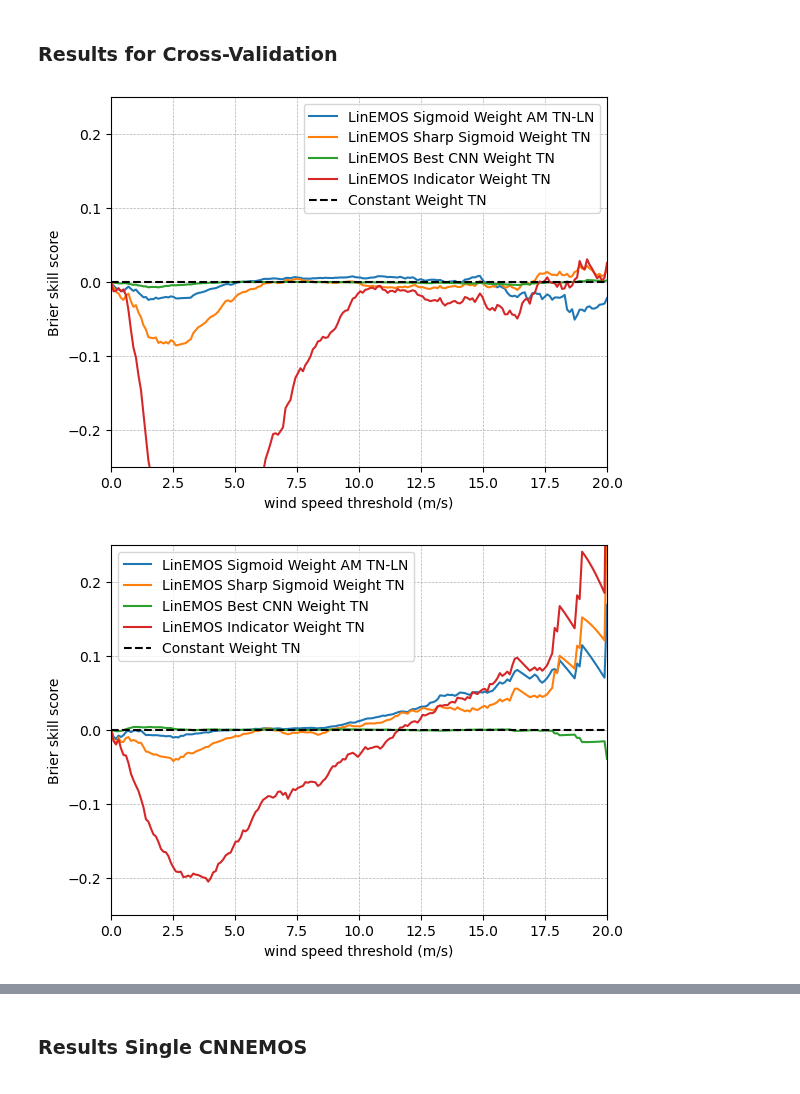
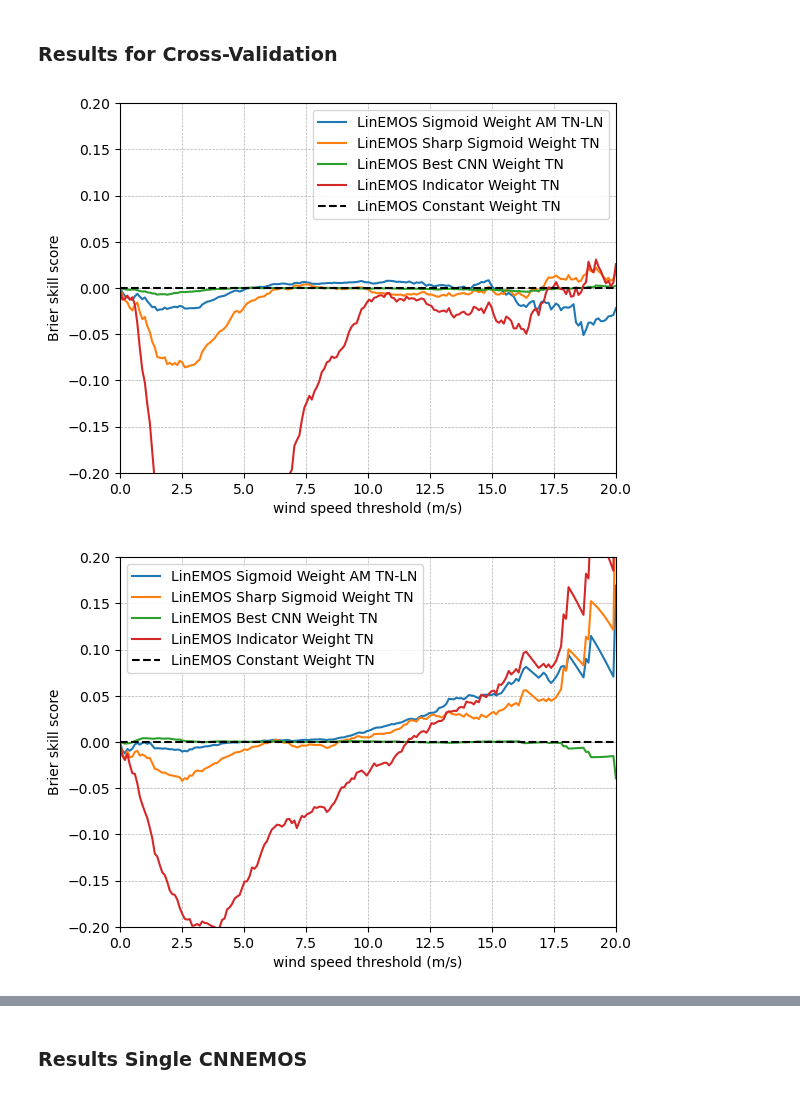
Before and after one commit to SimonHakvoort/thesiscode, a Jupyter notebook: src/visualization/experiments_figures.ipynb, the cells around one changed output, grey strips where cells are left out. Cells and saved outputs as stored; diff of their text form; code cells hidden in the pictures.

```diff
--- a/src/visualization/experiments_figures.ipynb
+++ b/src/visualization/experiments_figures.ipynb
@@ -782,15 +769,15 @@ make_reliability_and_sharpness(all_indicator_weight_models, test_data0, t=t, bas
 ### Results for Cross-Validation
 # %%
 values = np.linspace(0,20,200)
-ylim = [-0.25, 0.25]
-make_brier_skill_plot(constant_weight_tn1, all_linear_models_without_constant_weight1, test_data1, values, ylim=ylim, name_base_model='Constant Weight TN')
+ylim = [-0.2, 0.2]
+make_brier_skill_plot(constant_weight_tn1, all_linear_models_without_constant_weight1, test_data1, values, ylim=ylim, name_base_model='LinEMOS Constant Weight TN')
 # %% [output]
-[figure, old version]
+[figure, new version]
 # %%
 values = np.linspace(0,20,200)
-ylim = [-0.25, 0.25]
-make_brier_skill_plot(constant_weight_tn2, all_linear_models_without_constant_weight2, test_data2, values, ylim=ylim, name_base_model='Constant Weight TN')
+ylim = [-0.2, 0.2]
+make_brier_skill_plot(constant_weight_tn2, all_linear_models_without_constant_weight2, test_data2, values, ylim=ylim, name_base_model='LinEMOS Constant Weight TN')
 # %% [output]
-[figure, old version]
+[figure, new version]
 # %%
 values = np.linspace(0,20,200)
```
Also changed, not shown: parts of 16 cells of this notebook, 3 other files.
